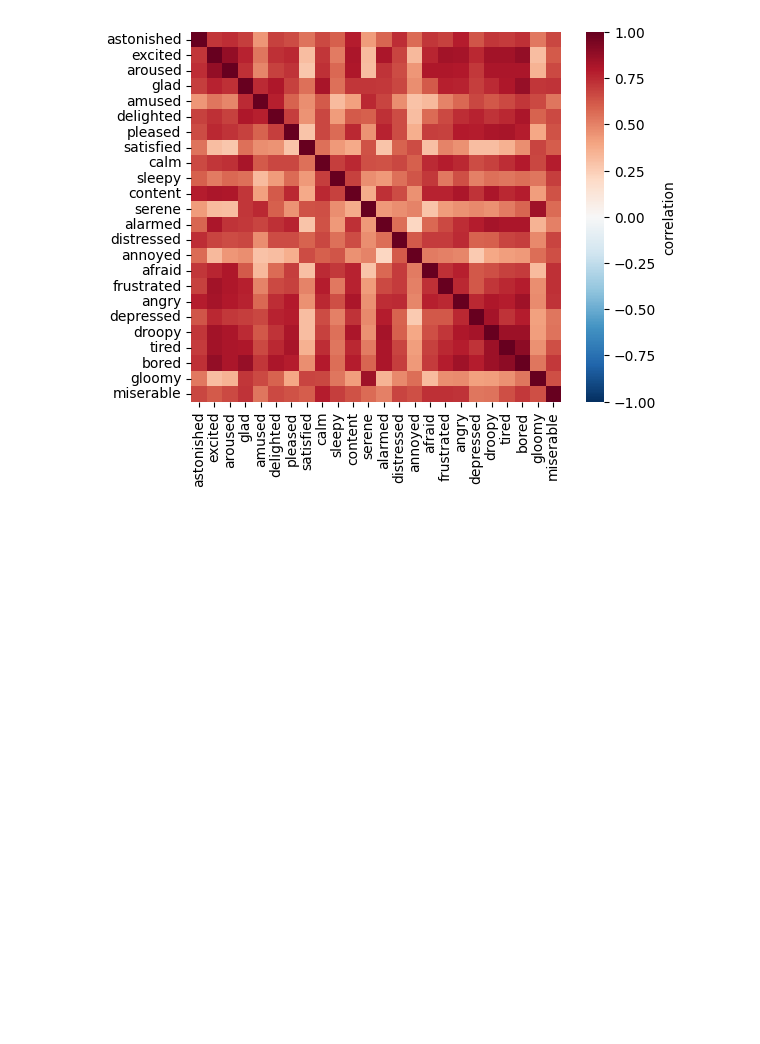
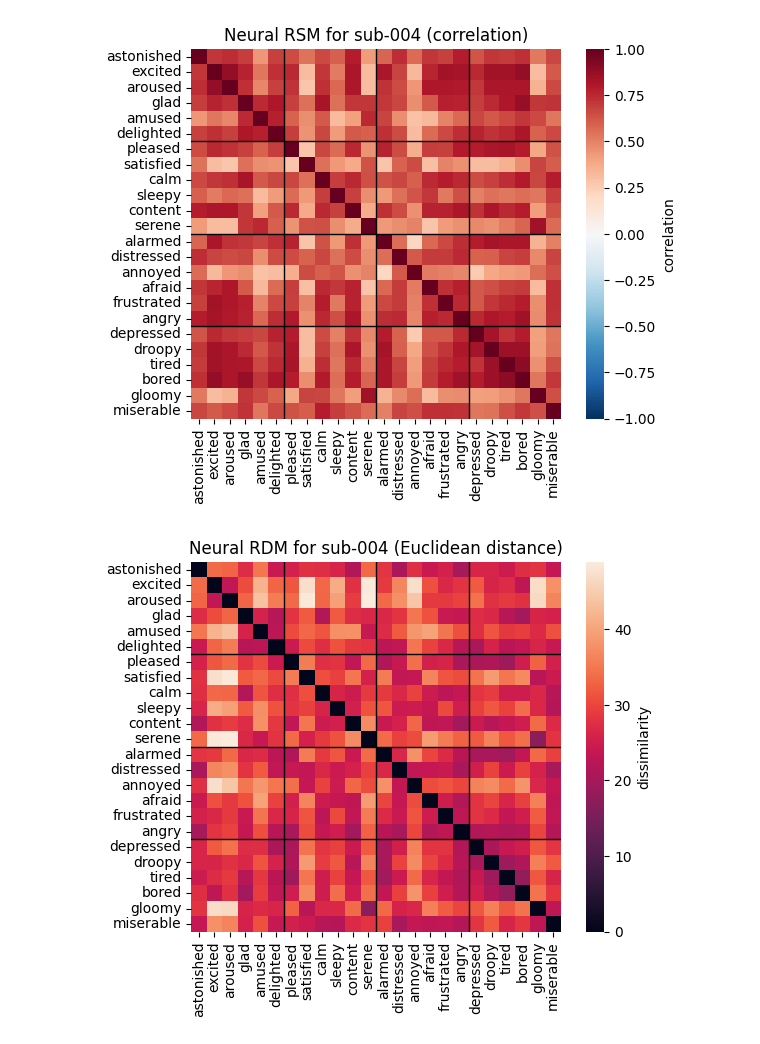
Before and after one commit to cg6845/neu502b_preprocess, a Jupyter notebook: rsa_analysis.ipynb, the cells around one changed output. Saved outputs shown, nothing was run; the diff lists cells and outputs as text; code cells hidden in the pictures; blank space fills up the shorter version.

Commit message:
slightly changed rsa_analysis for neural rdms and generated figures

```diff
--- a/rsa_analysis.ipynb
+++ b/rsa_analysis.ipynb
@@ -80,24 +69,24 @@ satisfied
 # %%
-### extract beeta values for each emotion word in each ROI of interest
+### extract beta values for each emotion word in each ROI of interest
 
-## define affine
-affine = np.array([[2.5, 0., 0., -96.5],
-                   [0., 2.5, 0., -132.5],
-                   [0., 0., 2.5, -78.5],
-                   [0., 0., 0., 1.]])
+# # define affine - no longer needed
+# affine = np.array([[2.5, 0., 0., -96.5],
+#                    [0., 2.5, 0., -132.5],
+#                    [0., 0., 2.5, -78.5],
+#                    [0., 0., 0., 1.]])
 
 ## extract betas and add them to relevant dicts
 
 emotion_word_betas_dict = {}
 emotion_word_betas_lists = {}
-emotion_word_nii_lists = {}
+# emotion_word_nii_lists = {}
 
 # for each ROI we care about
 for roi_num, roi_label in rois.items():
 
     emotion_word_betas_dict[roi_label] = {}
     emotion_word_betas_lists[roi_label] = []
-    emotion_word_nii_lists[roi_label] = []
+    # emotion_word_nii_lists[roi_label] = []
 
     # set path to fROI-specific directory with npy files with emotion word
     path_to_emotion_word_betas = f'{path_to_emotion_word_results}/{roi_label}'
@@ -114,17 +103,18 @@ for roi_num, roi_label in rois.items():
         emotion_word_betas_flattened = emotion_word_betas_flattened[np.newaxis, :]
         emotion_word_betas_flattened = np.nan_to_num(emotion_word_betas_flattened)
         # print(emotion_word_betas_flattened.shape)
-        emotion_word_nii = nib.Nifti1Image(emotion_word_betas, affine)
+        # emotion_word_nii = nib.Nifti1Image(emotion_word_betas, affine)
         # print(emotion_word_nii.get_fdata().shape)
 
         # store numpy arrays in the dict of dicts and dict of lists
         emotion_word_betas_dict[roi_label][word_label] = emotion_word_betas
         emotion_word_betas_lists[roi_label].append(emotion_word_betas_flattened)
-        emotion_word_nii_lists[roi_label].append(emotion_word_nii)
+        # emotion_word_nii_lists[roi_label].append(emotion_word_nii)
 # %%
-## stack beta arrays and create rdms for each ROI
+## stack beta arrays and create neural rdms for each ROI
 
-emotion_word_rdms_dict = {}
+neural_rdm_corr_dict = {}
+neural_rdm_euclidean_dict = {}
 
 # for each ROI
 for roi_label, emotion_word_betas_list in emotion_word_betas_lists.items():
@@ -132,9 +122,15 @@ for roi_label, emotion_word_betas_list in emotion_word_betas_lists.items():
     # stack arrays for each word into a single master array
     stacked_betas = np.vstack(emotion_word_betas_list)
 
-    rdm = pdist(stacked_betas, metric='correlation')
-    emotion_word_rdms_dict[roi_label] = rdm
+    # compute rdm with correlation metric
+    rdm_corr = pdist(stacked_betas, metric='correlation')
+    neural_rdm_corr_dict[roi_label] = rdm_corr
 
+    # compute rdm with euclidean distance metric
+    rdm_euclidean = pdist(stacked_betas, metric='euclidean')
+    neural_rdm_euclidean_dict[roi_label] = rdm_euclidean
+
+    # source word labels
     word_labels = emotion_word_stim_table["word"]
     # print(word_labels)
 
@@ -148,14 +144,36 @@ for roi_label, emotion_word_betas_list in emotion_word_betas_lists.items():
                1, 3, 4, 7, 10, 12,      # high arousal, low valence
                0, 13, 14, 16, 22, 23]   # low arousal, low valence
 
-    print(word_labels[reorder])
+    # print(word_labels[reorder])
 
-    squareform_rdm = squareform(rdm)
-    sns.heatmap(1 - squareform_rdm[reorder][:, reorder],
+    squareform_rdm_corr = squareform(rdm_corr)
+    ax = sns.heatmap(1 - squareform_rdm_corr[reorder][:, reorder],
             vmin = -1, vmax = 1,
             cmap = 'RdBu_r',
             square = True,
             xticklabels = word_labels[reorder],
             yticklabels = word_labels[reorder],
             cbar_kws = {'label': 'correlation'})
+    for i in range(6, 24, 6):
+        ax.axvline(i, color = 'black', lw = 1)
+        ax.axhline(i, color = 'black', lw = 1)
+    plt.title(f"Neural RSM for {sub_uid} (correlation)")
+    plt.savefig(f'{path_to_export_figs}/neural_rdms/{sub_uid}_{roi_label}_neural_rdm_corr.png',
+                bbox_inches='tight')
+    plt.show()
+
+    squareform_rdm_euclidean = squareform(rdm_euclidean)
+    ax = sns.heatmap(squareform_rdm_euclidean[reorder][:, reorder],
+            # cmap = 'RdBu_r',
+            square = True,
+            xticklabels = word_labels[reorder],
+            yticklabels = word_labels[reorder],
+            cbar_kws = {'label': 'dissimilarity'})
+    for i in range(6, 24, 6):
+        ax.axvline(i, color = 'black', lw = 1)
+        ax.axhline(i, color = 'black', lw = 1)
+    plt.title(f"Neural RDM for {sub_uid} (Euclidean distance)")
+    plt.savefig(f'{path_to_export_figs}/neural_rdms/{sub_uid}_{roi_label}_neural_rdm_euclidean.png',
+                bbox_inches='tight')
+    plt.show()
 # %% [output]
@@ -179 +180,2 @@ Name: word, dtype: str
-[figure, old version]
+[figure, new version]
+[figure, added]
```
Also changed, not shown: parts of 4 cells of this notebook, 12 other files.
